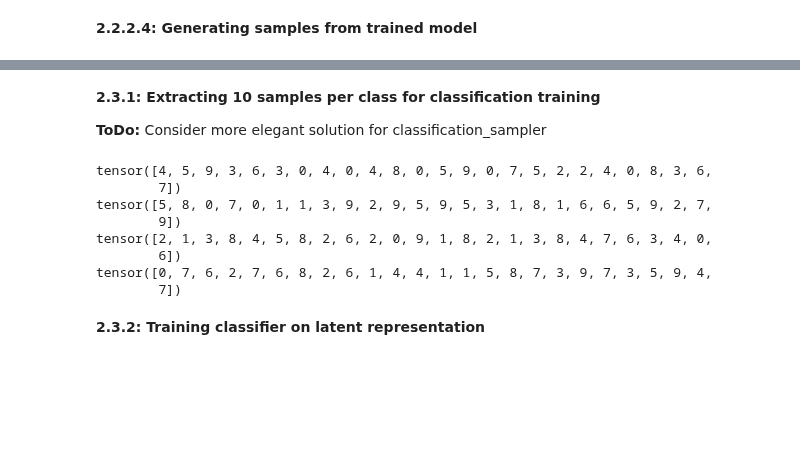
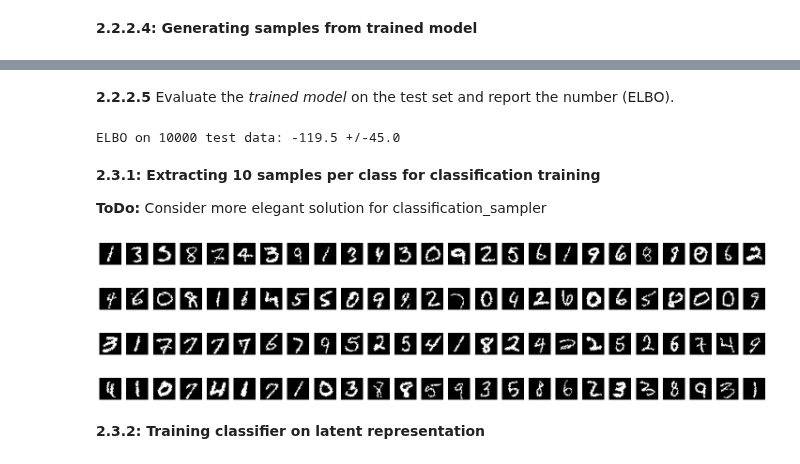
Before and after one commit to MrGorkajuice/DTU_VAE, a Jupyter notebook: VAE_Eksamen_axel.ipynb, the cells around one changed output, grey strips where cells are left out. Drawn from its saved outputs; the diff is of its cells as text; code cells hidden in the pictures; blank space fills up the shorter version.

```diff
--- a/VAE_Eksamen_axel.ipynb
+++ b/VAE_Eksamen_axel.ipynb
@@ -400,16 +394,0 @@ plt.tight_layout()
-# %%
-samples = np.zeros(shape=(64, 784))
-labels = np.zeros(shape=(64, 1))
-for i in range(64):
-    sample = random.choice(binarized_mnist_train_data)
-    samples[i] = sample[0].view(1, -1).numpy()
-    labels[i] = sample[1]
-
-prior = testVAE.prior(64)
-samples_tensor = Tensor(samples)
-posterior = testVAE.encode(samples_tensor)
-z = testVAE.sample(posterior) # Random sampling
-reconstruction = testVAE.decode(z)
-elbo = testVAE.elbo(prior, posterior, reconstruction, samples_tensor, z)
-
-print("ELBO: ", elbo)
@@ -428,15 +395,40 @@ ELBO:  tensor([-164.6891, -122.8347, -147.9714,  -80.6214,  -82.5334, -123.1639,
+# %% [markdown]
+**2.2.2.5** Evaluate the *trained model* on the test set and report the number (ELBO).
+# %%
+sample_cnt = binarized_mnist_test_data.data.shape[0]
+#sample_cnt = 100
+samples_tensor = torch.empty(sample_cnt,28,28)
+for idx in range(samples_tensor.shape[0]):
+    samples_tensor[idx] = binarized_mnist_test_data[idx][0]
+
+prior = testVAE.prior(sample_cnt)
+samples_tensor = samples_tensor.view(sample_cnt,-1)
+samples_tensor.shape
+posterior = testVAE.encode(samples_tensor)
+z = testVAE.sample(posterior)
+reconstruction = testVAE.decode(z)
+elbo = testVAE.elbo(prior, posterior, reconstruction, samples_tensor, z)
+
+# 'float64' required because 'stdev' chokes on 'float32' which is the default type when detaching from GPU
+elbo_ary = elbo.detach().numpy().astype('float64')
+elbo_stddev = statistics.stdev(elbo_ary)
+elbo_mean = statistics.mean(elbo_ary)
+print("ELBO on %d test data: %.1f +/-%.1f" % (sample_cnt, elbo_mean,elbo_stddev))
+# %% [output]
+ELBO on 10000 test data: -119.5 +/-45.0
 # %% [markdown]
 **2.3.1: Extracting 10 samples per class for classification training**
 
 **ToDo:** Consider more elegant solution for classification_sampler
 # %%
 from torch.utils.data.sampler import SubsetRandomSampler
-from functools import reduce
+import functools
 
 def classification_sampler(labels):
     indices = []
     for i in range(10):
-        (tmp_indices,) = np.where(reduce(lambda x, y: x | y, [labels.numpy() == i]))
+        #(tmp_indices,) = np.where(functools.reduce(lambda x, y: x | y, [labels.numpy() == i]))
+        tmp_indices = np.where(labels.numpy() == i)[0]
         indices.append(random.choices(tmp_indices, k=10))
     indices = torch.Tensor(indices)
     indices = indices.view(1, -1).squeeze().int()
@@ -444,18 +436,25 @@ def classification_sampler(labels):
 
 classification_loader = DataLoader(binarized_mnist_train_data, batch_size=25,
                                    sampler=classification_sampler(binarized_mnist_train_data.train_labels))
-
-for images, labels in classification_loader:
-    print(labels)
+# Accuracy of Test Accuracy estimates based on batch_size
+#  10k: baseline
+# 2000: 0.5% 0.9% 1.6%
+# 5000: 0.2% 0.9% 1.2%
+# Adding 2.5 sec by using all test data instead of just 1000. Worth the price.
+classification_loader_test = DataLoader(binarized_mnist_test_data, shuffle=True, batch_size=10000)
-# %% [output]
-tensor([4, 5, 9, 3, 6, 3, 0, 4, 0, 4, 8, 0, 5, 9, 0, 7, 5, 2, 2, 4, 0, 8, 3, 6,
-        7])
-tensor([5, 8, 0, 7, 0, 1, 1, 3, 9, 2, 9, 5, 9, 5, 3, 1, 8, 1, 6, 6, 5, 9, 2, 7,
-        9])
-tensor([2, 1, 3, 8, 4, 5, 8, 2, 6, 2, 0, 9, 1, 8, 2, 1, 3, 8, 4, 7, 6, 3, 4, 0,
-        6])
-tensor([0, 7, 6, 2, 7, 6, 8, 2, 6, 1, 4, 4, 1, 1, 5, 8, 7, 3, 9, 7, 3, 5, 9, 4,
-        7])
+# %%
+# visual check that the same 100 pictures are printed, and only permutated. Evaluate this cell a couple of times.
+for images, labels in classification_loader:
+    fig, axs = plt.subplots(1, 25, figsize=(20, 25), squeeze=False)
+    for i,ax in enumerate(axs.flat):
+        ax.imshow(images[i], cmap='gray')
+        ax.axis('off')
+    plt.tight_layout()
+# %% [output]
+[figure, added]
+[figure, added]
+[figure, added]
+[figure, added]
 # %% [markdown]
 **2.3.2: Training classifier on latent representation**
 # %%
```
Also changed, not shown: parts of 21 cells of this notebook, 1 other file.
